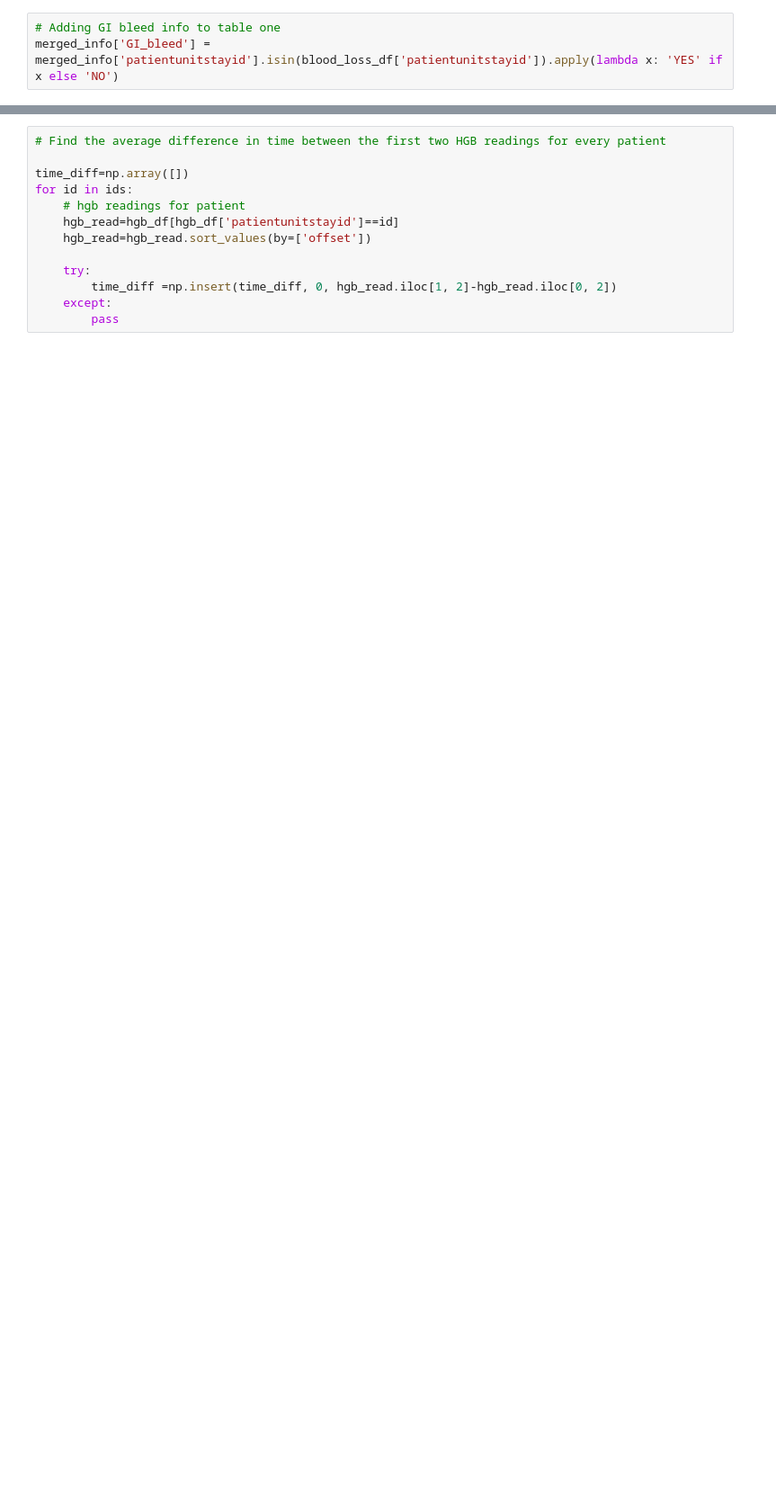
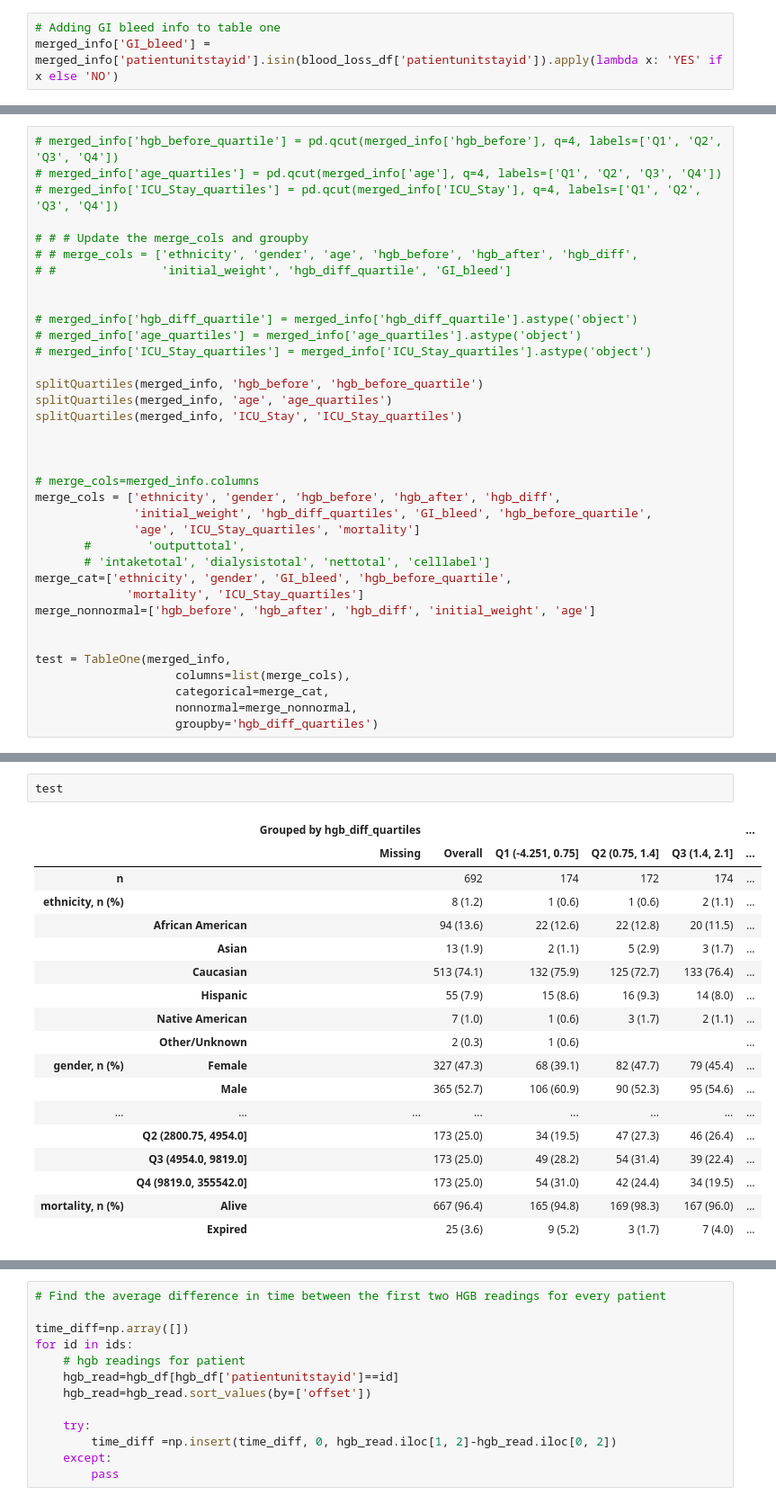
Before and after one commit to jhn-nt/hcrbct, a Jupyter notebook: bench.ipynb, the cells around one changed output, grey strips where cells are left out. Shown at 90% size. Drawn from its saved outputs; the diff is of its cells as text; blank space fills up the shorter version.

```diff
--- a/bench.ipynb
+++ b/bench.ipynb
@@ -283,0 +369,36 @@ merged_info['GI_bleed'] = merged_info['patientunitstayid'].isin(blood_loss_df['p
+# %%
+# merged_info['hgb_before_quartile'] = pd.qcut(merged_info['hgb_before'], q=4, labels=['Q1', 'Q2', 'Q3', 'Q4'])
+# merged_info['age_quartiles'] = pd.qcut(merged_info['age'], q=4, labels=['Q1', 'Q2', 'Q3', 'Q4'])
+# merged_info['ICU_Stay_quartiles'] = pd.qcut(merged_info['ICU_Stay'], q=4, labels=['Q1', 'Q2', 'Q3', 'Q4'])
+
+# # # Update the merge_cols and groupby
+# # merge_cols = ['ethnicity', 'gender', 'age', 'hgb_before', 'hgb_after', 'hgb_diff',
+# #               'initial_weight', 'hgb_diff_quartile', 'GI_bleed']
+
+
+# merged_info['hgb_diff_quartile'] = merged_info['hgb_diff_quartile'].astype('object')
+# merged_info['age_quartiles'] = merged_info['age_quartiles'].astype('object')
+# merged_info['ICU_Stay_quartiles'] = merged_info['ICU_Stay_quartiles'].astype('object')
+
+splitQuartiles(merged_info, 'hgb_before', 'hgb_before_quartile')
+splitQuartiles(merged_info, 'age', 'age_quartiles')
+splitQuartiles(merged_info, 'ICU_Stay', 'ICU_Stay_quartiles')
+
+
+
+# merge_cols=merged_info.columns
+merge_cols = ['ethnicity', 'gender', 'hgb_before', 'hgb_after', 'hgb_diff',
+              'initial_weight', 'hgb_diff_quartiles', 'GI_bleed', 'hgb_before_quartile',
+              'age', 'ICU_Stay_quartiles', 'mortality']
+       #        'outputtotal',
+       # 'intaketotal', 'dialysistotal', 'nettotal', 'celllabel']
+merge_cat=['ethnicity', 'gender', 'GI_bleed', 'hgb_before_quartile',
+             'mortality', 'ICU_Stay_quartiles']
+merge_nonnormal=['hgb_before', 'hgb_after', 'hgb_diff', 'initial_weight', 'age']
+
+
+test = TableOne(merged_info,
+                    columns=list(merge_cols),
+                    categorical=merge_cat,
+                    nonnormal=merge_nonnormal,
+                    groupby='hgb_diff_quartiles')
@@ -283,0 +408,21 @@ merged_info['GI_bleed'] = merged_info['patientunitstayid'].isin(blood_loss_df['p
+# %%
+test
+# %% [output]
+|  |  | Grouped by hgb_diff_quartiles |  |  |  |  | ... |
+|  |  | Missing | Overall | Q1 (-4.251, 0.75] | Q2 (0.75, 1.4] | Q3 (1.4, 2.1] | ... |
+| n |  |  | 692 | 174 | 172 | 174 | ... |
+| ethnicity, n (%) |  |  | 8 (1.2) | 1 (0.6) | 1 (0.6) | 2 (1.1) | ... |
+|  | African American |  | 94 (13.6) | 22 (12.6) | 22 (12.8) | 20 (11.5) | ... |
+|  | Asian |  | 13 (1.9) | 2 (1.1) | 5 (2.9) | 3 (1.7) | ... |
+|  | Caucasian |  | 513 (74.1) | 132 (75.9) | 125 (72.7) | 133 (76.4) | ... |
+|  | Hispanic |  | 55 (7.9) | 15 (8.6) | 16 (9.3) | 14 (8.0) | ... |
+|  | Native American |  | 7 (1.0) | 1 (0.6) | 3 (1.7) | 2 (1.1) | ... |
+|  | Other/Unknown |  | 2 (0.3) | 1 (0.6) |  |  | ... |
+| gender, n (%) | Female |  | 327 (47.3) | 68 (39.1) | 82 (47.7) | 79 (45.4) | ... |
+|  | Male |  | 365 (52.7) | 106 (60.9) | 90 (52.3) | 95 (54.6) | ... |
+| ... | ... | ... | ... | ... | ... | ... | ... |
+|  | Q2 (2800.75, 4954.0] |  | 173 (25.0) | 34 (19.5) | 47 (27.3) | 46 (26.4) | ... |
+|  | Q3 (4954.0, 9819.0] |  | 173 (25.0) | 49 (28.2) | 54 (31.4) | 39 (22.4) | ... |
+|  | Q4 (9819.0, 355542.0] |  | 173 (25.0) | 54 (31.0) | 42 (24.4) | 34 (19.5) | ... |
+| mortality, n (%) | Alive |  | 667 (96.4) | 165 (94.8) | 169 (98.3) | 167 (96.0) | ... |
+|  | Expired |  | 25 (3.6) | 9 (5.2) | 3 (1.7) | 7 (4.0) | ... |
```
Also changed, not shown: parts of 34 cells of this notebook, 2 other files.
